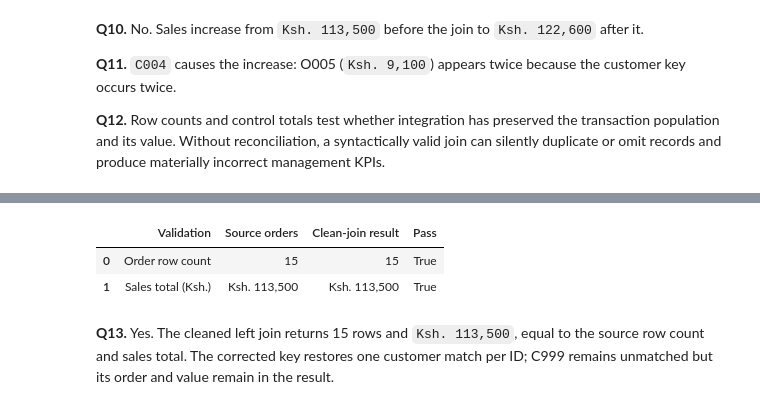
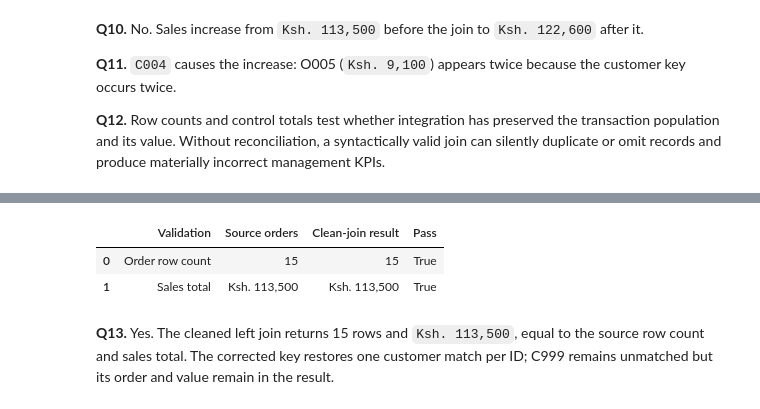
Before and after one commit to tmwakisha/DSA2050-Week2-660146, a Jupyter notebook: DSA2050_Week2_SQL_Lab.ipynb, the cells around one changed output, grey strips where cells are left out. Cells and saved outputs as stored; diff of their text form; code cells hidden in the pictures.

```diff
--- a/DSA2050_Week2_SQL_Lab.ipynb
+++ b/DSA2050_Week2_SQL_Lab.ipynb
@@ -347,32 +339,32 @@ The lab directs a one-row-per-ID customer table for the second join. The two sou
 # %%
 customers_clean = customers.drop_duplicates(subset="CustomerID", keep="first").copy()
 assert customers_clean["CustomerID"].is_unique
 customers_clean.to_sql("customers_clean", conn, if_exists="replace", index=False)
 
 clean_join_query = """
 SELECT o.OrderID,
        o.CustomerID,
        c.CustomerName,
        c.Segment,
        o.OrderAmount
 FROM orders AS o
 LEFT JOIN customers_clean AS c
        ON o.CustomerID = c.CustomerID
 ORDER BY o.OrderID;
 """
 clean_joined = pd.read_sql_query(clean_join_query, conn)
 clean_rows = len(clean_joined)
 clean_sales = int(clean_joined["OrderAmount"].sum())
 clean_reconciliation = pd.DataFrame([
     {"Validation": "Order row count", "Source orders": len(orders), "Clean-join result": clean_rows, "Pass": clean_rows == len(orders)},
-    {"Validation": "Sales total (Ksh.)", "Source orders": f"Ksh. {source_sales:,.0f}", "Clean-join result": f"Ksh. {clean_sales:,.0f}", "Pass": clean_sales == source_sales}
+    {"Validation": "Sales total", "Source orders": f"Ksh. {source_sales:,.0f}", "Clean-join result": f"Ksh. {clean_sales:,.0f}", "Pass": clean_sales == source_sales}
 ])
 display(clean_reconciliation)
 assert clean_rows == len(orders)
 assert clean_sales == source_sales
 # %% [output]
 |  | Validation | Source orders | Clean-join result | Pass |
 | 0 | Order row count | 15 | 15 | True |
-| 1 | Sales total (Ksh.) | Ksh. 113,500 | Ksh. 113,500 | True |
+| 1 | Sales total | Ksh. 113,500 | Ksh. 113,500 | True |
 # %% [markdown]
 **Q13.** Yes. The cleaned left join returns 15 rows and `Ksh. 113,500`, equal to the source row count and sales total. The corrected key restores one customer match per ID; C999 remains unmatched but its order and value remain in the result.
```
Also changed, not shown: parts of 38 cells of this notebook, 1 other file.
